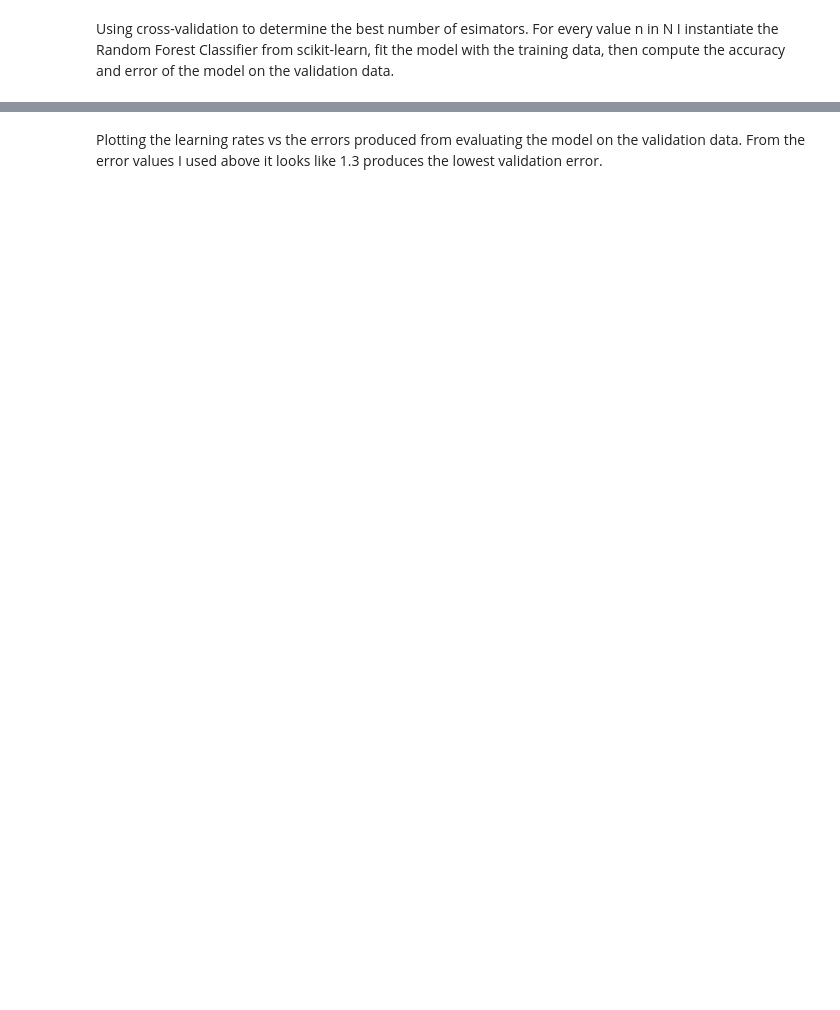
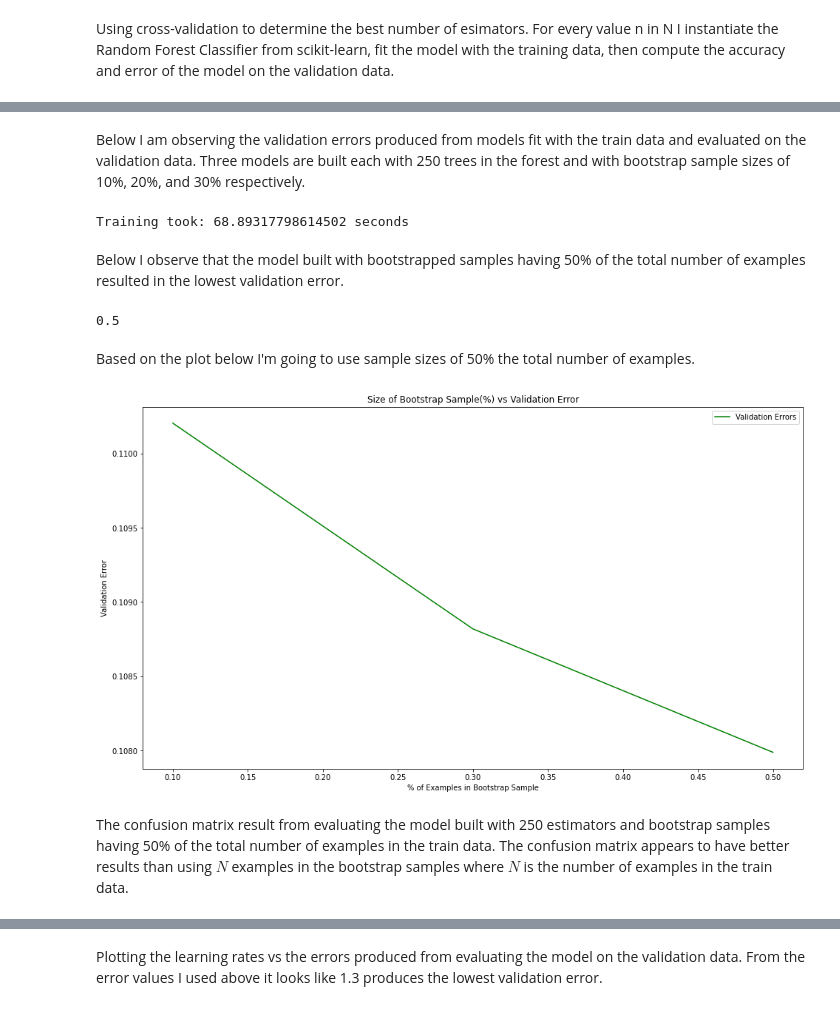
Before and after one commit to gradnerj/cs6600-class-project, a Jupyter notebook: cs5600-final-project.ipynb, the cells around one changed output, grey strips where cells are left out. Cells and saved outputs as stored; diff of their text form; code cells hidden in the pictures; blank space fills up the shorter version.

```diff
--- a/cs5600-final-project.ipynb
+++ b/cs5600-final-project.ipynb
@@ -486,0 +435,37 @@ cm
+# %%
+sample_sizes = [.1, .3, .5]
+# %% [markdown]
+Below I am observing the validation errors produced from models fit with the train data and evaluated on the validation data. Three models are built each with 250 trees in the forest and with bootstrap sample sizes of 10%, 20%, and 30% respectively.
+# %%
+starttime = time.time()
+models = []
+val_errors = []
+for s in sample_sizes:
+    rf_smaller_bs_samples = RF(n_estimators=250, n_jobs=4, max_samples=s)
+    rf_smaller_bs_samples.fit(x_train_s.values, y_train_s.values.ravel())
+    models.append(rf_smaller_bs_samples)
+    val_errors.append(1 - rf_smaller_bs_samples.score(x_val_s.values, y_val_s.values))
+print('Training took:', time.time() - starttime, 'seconds')
+# %% [output]
+Training took: 68.89317798614502 seconds
+# %% [markdown]
+Below I observe that the model built with bootstrapped samples having 50% of the total number of examples resulted in the lowest validation error.
+# %%
+idx = np.argmin(val_errors)
+sample_sizes[idx]
+# %% [output]
+0.5
+# %% [markdown]
+Based on the plot below I'm going to use sample sizes of 50% the total number of examples.
+# %%
+plt.figure(figsize=(16,9))
+plt.plot(sample_sizes,val_errors, 'g-', label='Validation Errors')
+plt.xlabel('% of Examples in Bootstrap Sample')
+plt.ylabel('Validation Error')
+plt.title('Size of Bootstrap Sample(%) vs Validation Error')
+plt.legend()
+plt.show()
+# %% [output]
+[figure, added]
+# %% [markdown]
+The confusion matrix result from evaluating the model built with 250 estimators and bootstrap samples having 50% of the total number of examples in the train data. The confusion matrix appears to have better results than using $N$ examples in the bootstrap samples where $N$ is the number of examples in the train data.
```
Also changed, not shown: parts of 201 cells of this notebook.
